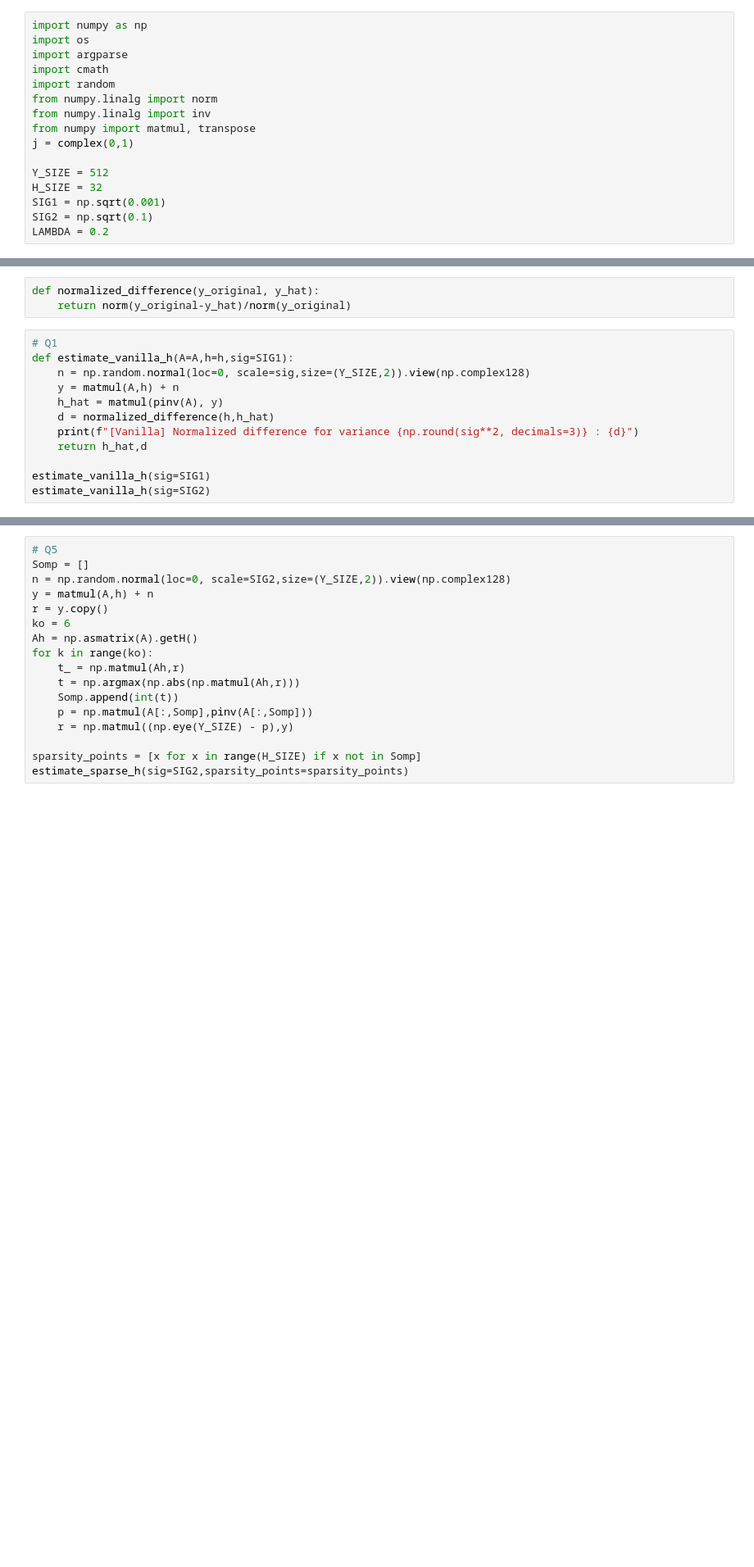
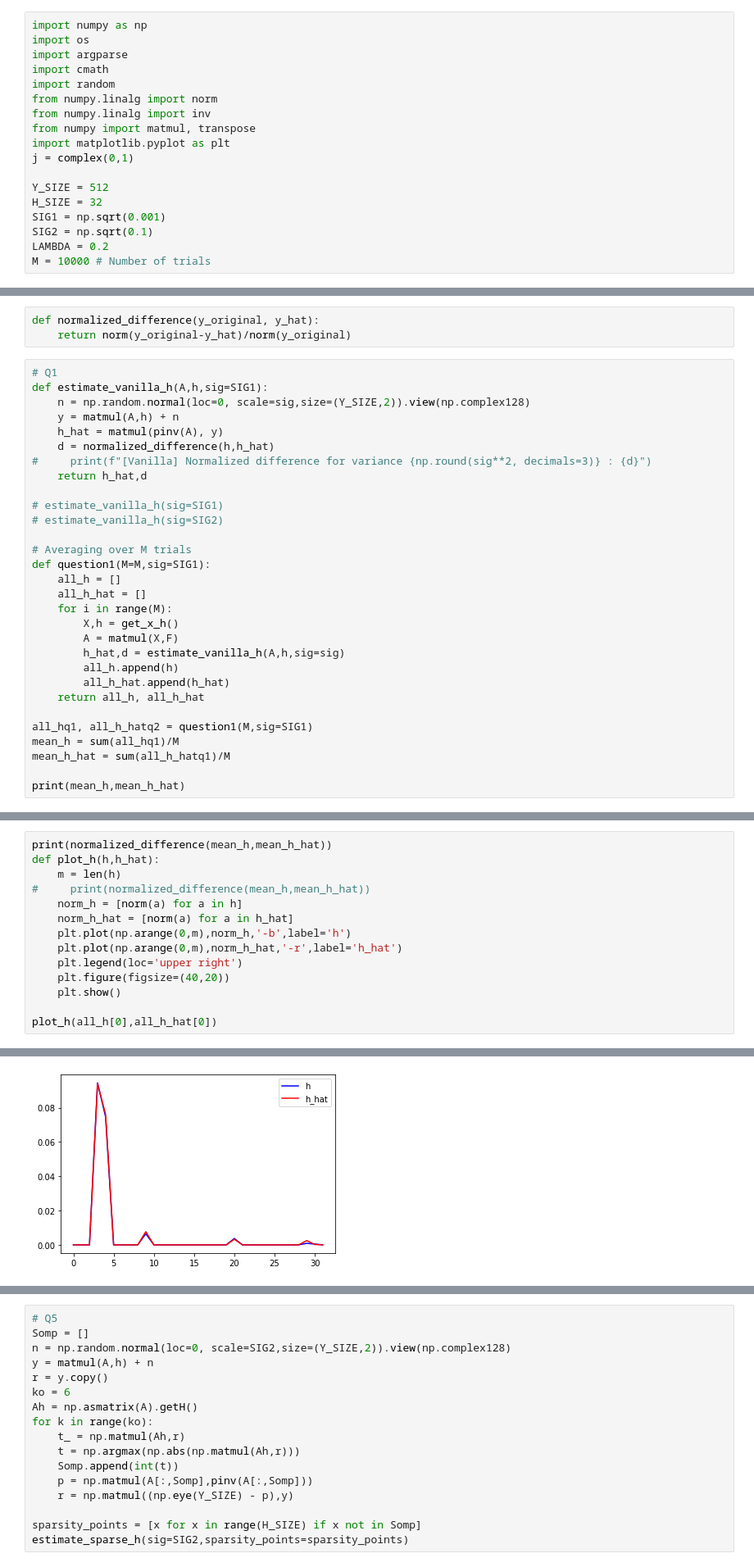
Before and after one commit to SumanthRH/EE5111_Estimation_Theory, a Jupyter notebook: mini_project1/MiniProject1.ipynb, the cells around one changed output, grey strips where cells are left out. Shown at 82% size. Saved outputs shown, nothing was run; the diff lists cells and outputs as text; blank space fills up the shorter version.

Commit message:
added plot code

```diff
--- a/mini_project1/MiniProject1.ipynb
+++ b/mini_project1/MiniProject1.ipynb
@@ -7,6 +7,7 @@ import random
 from numpy.linalg import norm
 from numpy.linalg import inv
 from numpy import matmul, transpose
+import matplotlib.pyplot as plt
 j = complex(0,1)
 
 Y_SIZE = 512
@@ -14,3 +15,4 @@ H_SIZE = 32
 SIG1 = np.sqrt(0.001)
 SIG2 = np.sqrt(0.1)
 LAMBDA = 0.2
+M = 10000 # Number of trials
@@ -47,14 +59,32 @@ def normalized_difference(y_original, y_hat):
     return norm(y_original-y_hat)/norm(y_original)
 # %%
 # Q1
-def estimate_vanilla_h(A=A,h=h,sig=SIG1):
+def estimate_vanilla_h(A,h,sig=SIG1):
     n = np.random.normal(loc=0, scale=sig,size=(Y_SIZE,2)).view(np.complex128)
     y = matmul(A,h) + n
     h_hat = matmul(pinv(A), y)
     d = normalized_difference(h,h_hat)
-    print(f"[Vanilla] Normalized difference for variance {np.round(sig**2, decimals=3)} : {d}")
+#     print(f"[Vanilla] Normalized difference for variance {np.round(sig**2, decimals=3)} : {d}")
     return h_hat,d
 
-estimate_vanilla_h(sig=SIG1)
-estimate_vanilla_h(sig=SIG2)
+# estimate_vanilla_h(sig=SIG1)
+# estimate_vanilla_h(sig=SIG2)
+
+# Averaging over M trials
+def question1(M=M,sig=SIG1):
+    all_h = []
+    all_h_hat = []
+    for i in range(M):
+        X,h = get_x_h()
+        A = matmul(X,F)
+        h_hat,d = estimate_vanilla_h(A,h,sig=sig)
+        all_h.append(h)
+        all_h_hat.append(h_hat)
+    return all_h, all_h_hat
+
+all_hq1, all_h_hatq2 = question1(M,sig=SIG1)
+mean_h = sum(all_hq1)/M
+mean_h_hat = sum(all_h_hatq1)/M
+
+print(mean_h,mean_h_hat)
 # %% [output]
@@ -79,0 +92,15 @@ estimate_vanilla_h(sig=SIG2)
+# %%
+print(normalized_difference(mean_h,mean_h_hat))
+def plot_h(h,h_hat):
+    m = len(h)
+#     print(normalized_difference(mean_h,mean_h_hat))
+    norm_h = [norm(a) for a in h]
+    norm_h_hat = [norm(a) for a in h_hat]
+    plt.plot(np.arange(0,m),norm_h,'-b',label='h')
+    plt.plot(np.arange(0,m),norm_h_hat,'-r',label='h_hat')
+    plt.legend(loc='upper right')
+    plt.figure(figsize=(40,20))
+    plt.show()
+
+plot_h(all_h[0],all_h_hat[0])
+# %% [output]
@@ -79,0 +108 @@ estimate_vanilla_h(sig=SIG2)
+[figure, added]
```
Also changed, not shown: parts of 8 cells of this notebook.
